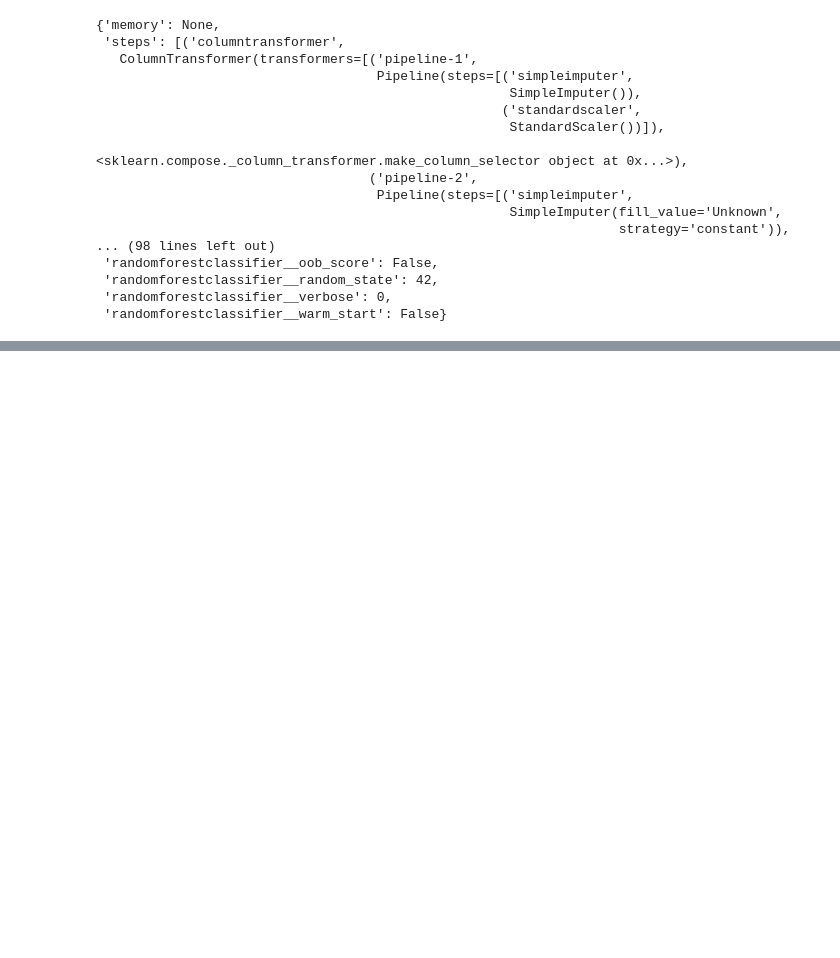
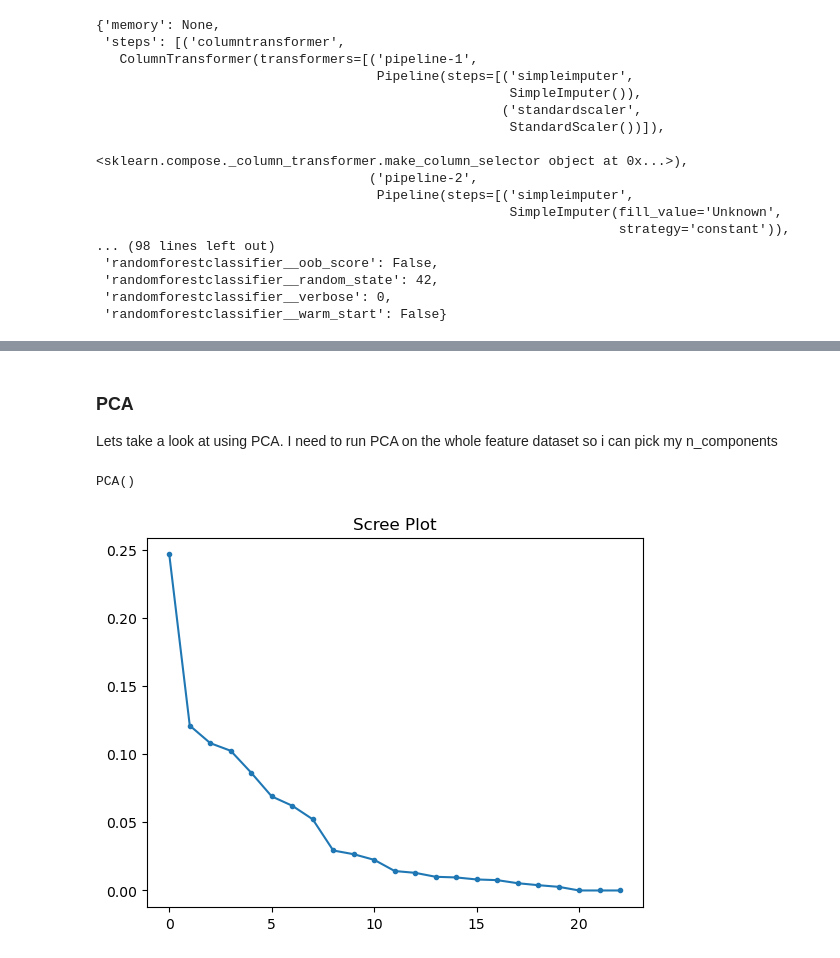
Before and after one commit to RaymondGarcia1107/Classification-Analysis, a Jupyter notebook: MetabolicSyndromeClassification.ipynb, the cells around one changed output, grey strips where cells are left out. Saved outputs shown, nothing was run; the diff lists cells and outputs as text; code cells hidden in the pictures; blank space fills up the shorter version.

```diff
--- a/MetabolicSyndromeClassification.ipynb
+++ b/MetabolicSyndromeClassification.ipynb
@@ -1386,0 +1655,6 @@ scores
+# %%
+dfml2.loc[(df['Triglycerides']<150),'TriglyceridesCat'] = 0
+dfml2.loc[(df['Triglycerides']>=150) & (dfml2['Triglycerides']<200),'TriglyceridesCat'] = 1
+dfml2.loc[(df['Triglycerides']>=200) & (dfml2['Triglycerides']<500),'TriglyceridesCat'] = 2
+dfml2.loc[(df['Triglycerides']>=500),'TriglyceridesCat'] = 3
+dfml2.head()
@@ -1386,0 +1668,4 @@ scores
+# %%
+# Dropping UrAlbCr because it is explained by Albuminuria
+dfml2.drop(columns = ['Triglycerides','UrAlbCr'], inplace = True)
+dfml2.info()
@@ -1386,0 +1693,6 @@ scores
+# %%
+# New instance of X and y
+X = dfml2.drop(columns = ['MetabolicSyndrome'])
+y = dfml2['MetabolicSyndrome']
+
+X_train, X_test, y_train, y_test = train_test_split(X, y, random_state = 42)
@@ -1386,0 +1702,14 @@ scores
+# %% [markdown]
+### PCA
+Lets take a look at using PCA. I need to run PCA on the whole feature dataset so i can pick my n_components
+# %%
+pca = PCA()
+processedX = preprocessor.fit_transform(X)
+pca.fit(processedX)
+# %% [output]
+PCA()
+# %%
+plt.plot(pca.explained_variance_ratio_, marker = '.')
+plt.title('Scree Plot');
+# %% [output]
+[figure, added]
```
Also changed, not shown: parts of 38 cells of this notebook.
